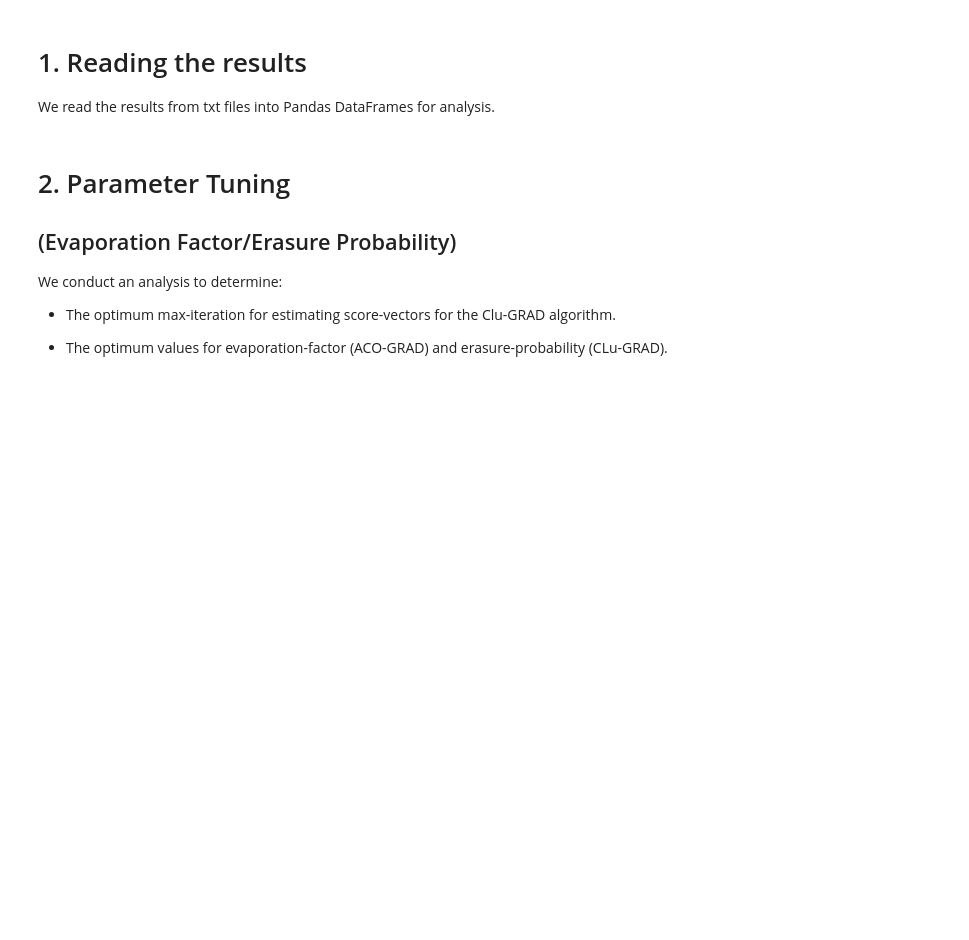
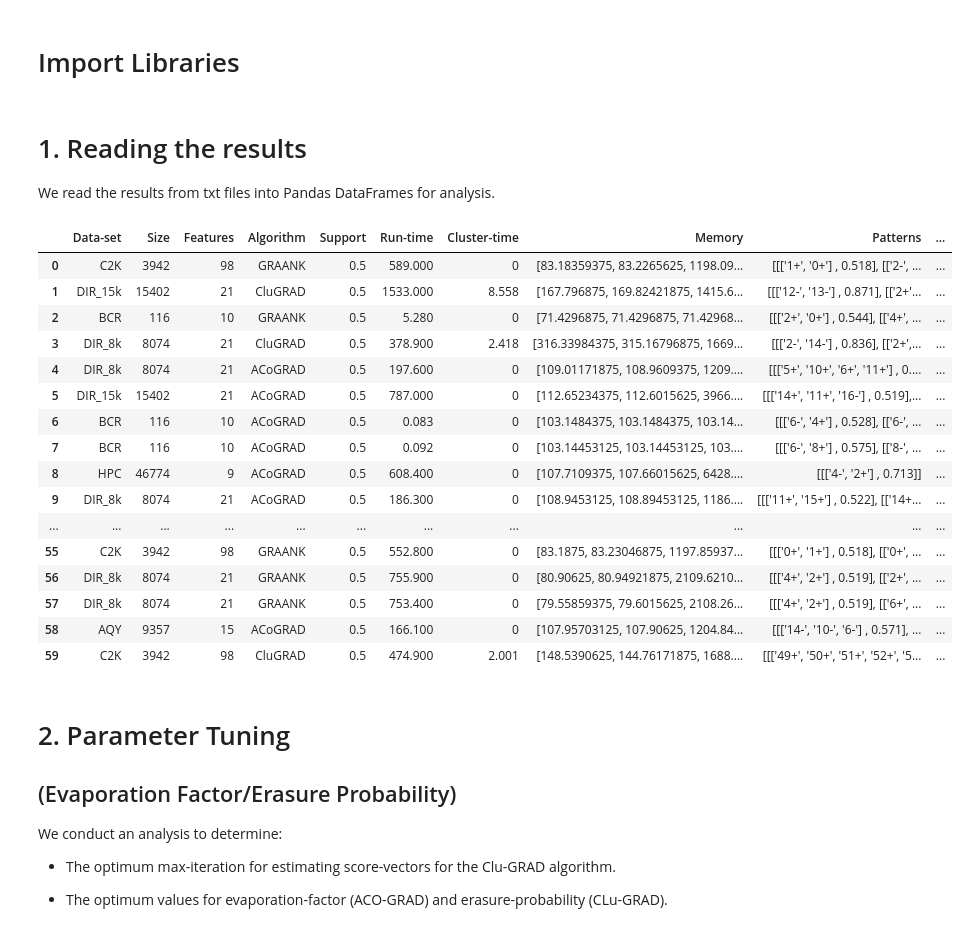
Before and after one commit to owuordickson/meso-hpc-lr, a Jupyter notebook: results/clugp/analysis.ipynb, the cells around one changed output. Cells and saved outputs as stored; diff of their text form; code cells hidden in the pictures; blank space fills up the shorter version.

```diff
--- a/results/clugp/analysis.ipynb
+++ b/results/clugp/analysis.ipynb
@@ -0,0 +1,2 @@
+# %% [markdown]
+# Import Libraries
@@ -3,12 +12,6 @@
 
 We read the results from txt files into Pandas DataFrames for analysis.
 # %%
-import pandas as pd
-import numpy as np
-from os import listdir
-from os.path import isfile, join
-
-
 # Read all results from txt files
 
 parameter_e_path = "./parameter_tuning/"
@@ -87,7 +90,7 @@ df_pe['Algorithm'].replace({' ACO-GRAANK (v4.0)' : 'ACoGRAD'}, inplace=True)
 
 
 # Comparison Experiment (ACO & CLu & GRA)
-column_names = ["Data-set", "Size", "Algorithm", "Support", "Run-time", "Cluster-time", "Memory", "Patterns", "Pattern-count", "Misclustered-patterns", "Support-error", "E"]
+column_names = ["Data-set", "Size", "Features", "Algorithm", "Support", "Run-time", "Cluster-time", "Memory", "Patterns", "Pattern-count", "Misclustered-patterns", "Support-error", "E"]
 df_comp = pd.DataFrame(columns = column_names)
 for file in compare_files:
     f_path = join(compare_path,file)
@@ -134,38 +137,59 @@ for file in compare_files:
                 errs[i] = abs(temp_err)
             else:
                 miss += 1
+        error_rate = errs.mean()
     else:
         clu = 0
         miss = 0
         error_rate = 0
 
     # Fetch patterns
     gps = [""] * pat
     gp_pos = res.loc[res['A'] == 'Pattern '].index[0] + 1 # 1st position
     for i in range(pat):
         pos = i + gp_pos
         gps[i] = [res['A'][pos], float(res['B'][pos])]
 
     if att == 10:
         col = "BCR"
     elif att == 15:
         col = "AQY"
     elif att == 98:
         col = "C2K"
     elif att == 21:
         if size == 15402:
             col = "DIR_15k"
         else:
             col = "DIR_8k"
+    elif att == 9:
+        col = "HPC"
     else:
         col = ""
-    df_comp = df_comp.append({"Data-set": col, "Size": size, "Algorithm":alg, "Support": sup, "Run-time":run, "Cluster-time":clu, "Memory":mem, "Patterns":gps, "Pattern-count":pat, "Misclustered-patterns":miss, "Support-error":error_rate, "E": evp}, ignore_index=True)
+    df_comp = df_comp.append({"Data-set": col, "Size": size, "Features": att, "Algorithm":alg, "Support": sup, "Run-time":run, "Cluster-time":clu, "Memory":mem, "Patterns":gps, "Pattern-count":pat, "Misclustered-patterns":miss, "Support-error":error_rate, "E": evp}, ignore_index=True)
 df_comp['Algorithm'].replace({' Clu-GRAD (v1.9)' : 'CluGRAD'}, inplace=True)
 df_comp['Algorithm'].replace({' ACO-GRAANK (v4.0)' : 'ACoGRAD'}, inplace=True)
 
 
 # df_pe
 # df_comp
+# %% [output]
+|  | Data-set | Size | Features | Algorithm | Support | Run-time | Cluster-time | Memory | Patterns | ... |
+| 0 | C2K | 3942 | 98 | GRAANK | 0.5 | 589.000 | 0 | [83.18359375, 83.2265625, 1198.09... | [[['1+', '0+'] , 0.518], [['2-', ... | ... |
+| 1 | DIR_15k | 15402 | 21 | CluGRAD | 0.5 | 1533.000 | 8.558 | [167.796875, 169.82421875, 1415.6... | [[['12-', '13-'] , 0.871], [['2+'... | ... |
+| 2 | BCR | 116 | 10 | GRAANK | 0.5 | 5.280 | 0 | [71.4296875, 71.4296875, 71.42968... | [[['2+', '0+'] , 0.544], [['4+', ... | ... |
+| 3 | DIR_8k | 8074 | 21 | CluGRAD | 0.5 | 378.900 | 2.418 | [316.33984375, 315.16796875, 1669... | [[['2-', '14-'] , 0.836], [['2+',... | ... |
+| 4 | DIR_8k | 8074 | 21 | ACoGRAD | 0.5 | 197.600 | 0 | [109.01171875, 108.9609375, 1209.... | [[['5+', '10+', '6+', '11+'] , 0.... | ... |
+| 5 | DIR_15k | 15402 | 21 | ACoGRAD | 0.5 | 787.000 | 0 | [112.65234375, 112.6015625, 3966.... | [[['14+', '11+', '16-'] , 0.519],... | ... |
+| 6 | BCR | 116 | 10 | ACoGRAD | 0.5 | 0.083 | 0 | [103.1484375, 103.1484375, 103.14... | [[['6-', '4+'] , 0.528], [['6-', ... | ... |
+| 7 | BCR | 116 | 10 | ACoGRAD | 0.5 | 0.092 | 0 | [103.14453125, 103.14453125, 103.... | [[['6-', '8+'] , 0.575], [['8-', ... | ... |
+| 8 | HPC | 46774 | 9 | ACoGRAD | 0.5 | 608.400 | 0 | [107.7109375, 107.66015625, 6428.... | [[['4-', '2+'] , 0.713]] | ... |
+| 9 | DIR_8k | 8074 | 21 | ACoGRAD | 0.5 | 186.300 | 0 | [108.9453125, 108.89453125, 1186.... | [[['11+', '15+'] , 0.522], [['14+... | ... |
+| ... | ... | ... | ... | ... | ... | ... | ... | ... | ... | ... |
+| 55 | C2K | 3942 | 98 | GRAANK | 0.5 | 552.800 | 0 | [83.1875, 83.23046875, 1197.85937... | [[['0+', '1+'] , 0.518], [['0+', ... | ... |
+| 56 | DIR_8k | 8074 | 21 | GRAANK | 0.5 | 755.900 | 0 | [80.90625, 80.94921875, 2109.6210... | [[['4+', '2+'] , 0.519], [['2+', ... | ... |
+| 57 | DIR_8k | 8074 | 21 | GRAANK | 0.5 | 753.400 | 0 | [79.55859375, 79.6015625, 2108.26... | [[['4+', '2+'] , 0.519], [['6+', ... | ... |
+| 58 | AQY | 9357 | 15 | ACoGRAD | 0.5 | 166.100 | 0 | [107.95703125, 107.90625, 1204.84... | [[['14-', '10-', '6-'] , 0.571], ... | ... |
+| 59 | C2K | 3942 | 98 | CluGRAD | 0.5 | 474.900 | 2.001 | [148.5390625, 144.76171875, 1688.... | [[['49+', '50+', '51+', '52+', '5... | ... |
 # %% [markdown]
 # 2. Parameter Tuning
 ## (Evaporation Factor/Erasure Probability)
```
Also changed, not shown: parts of 7 cells of this notebook, 4 other files.
